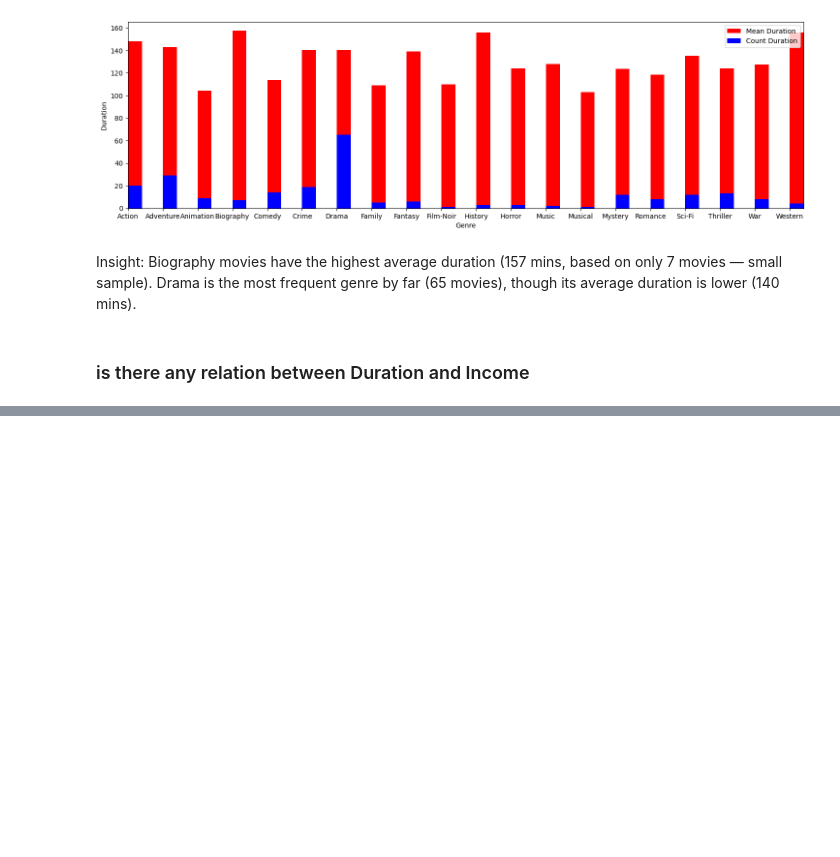
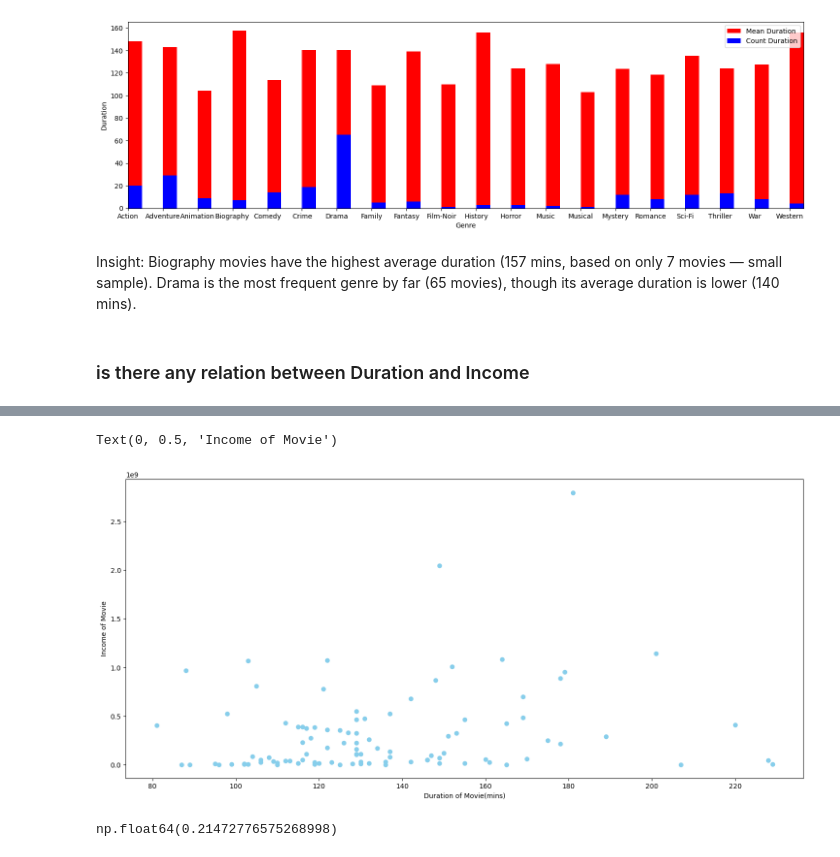
Before and after one commit to Sreesanth-e/EDA, a Jupyter notebook: IMDB/IMDB_EDA.ipynb, the cells around one changed output, grey strips where cells are left out. Cells and saved outputs as stored; diff of their text form; code cells hidden in the pictures; blank space fills up the shorter version.

```diff
--- a/IMDB/IMDB_EDA.ipynb
+++ b/IMDB/IMDB_EDA.ipynb
@@ -1203,0 +1211,12 @@ genre_duration.plot(kind='bar')
+# %%
+plt.figure(figsize=(18,8))
+plt.scatter(df['Duration'], df['Income'] , color = 'skyblue')
+plt.xlabel('Duration of Movie(mins)')
+plt.ylabel('Income of Movie')
+# %% [output]
+Text(0, 0.5, 'Income of Movie')
+[figure, added]
+# %%
+df['Duration'].corr(df['Income'])
+# %% [output]
+np.float64(0.21472776575268998)
```
Also changed, not shown: parts of 22 cells of this notebook.
